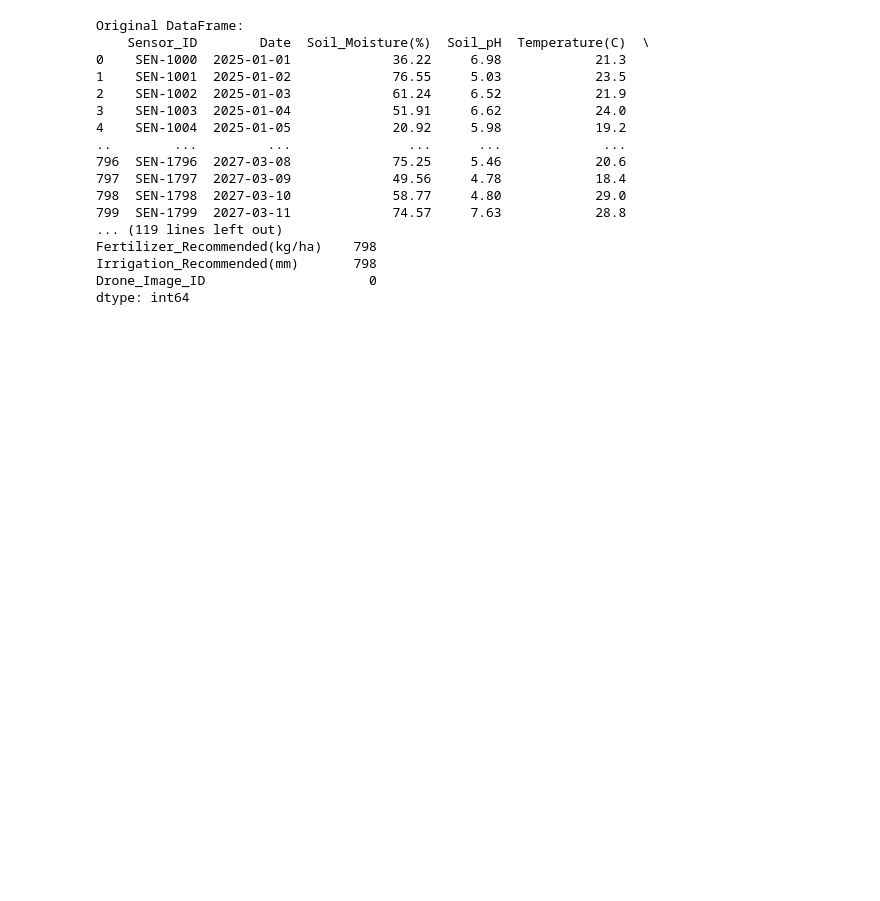
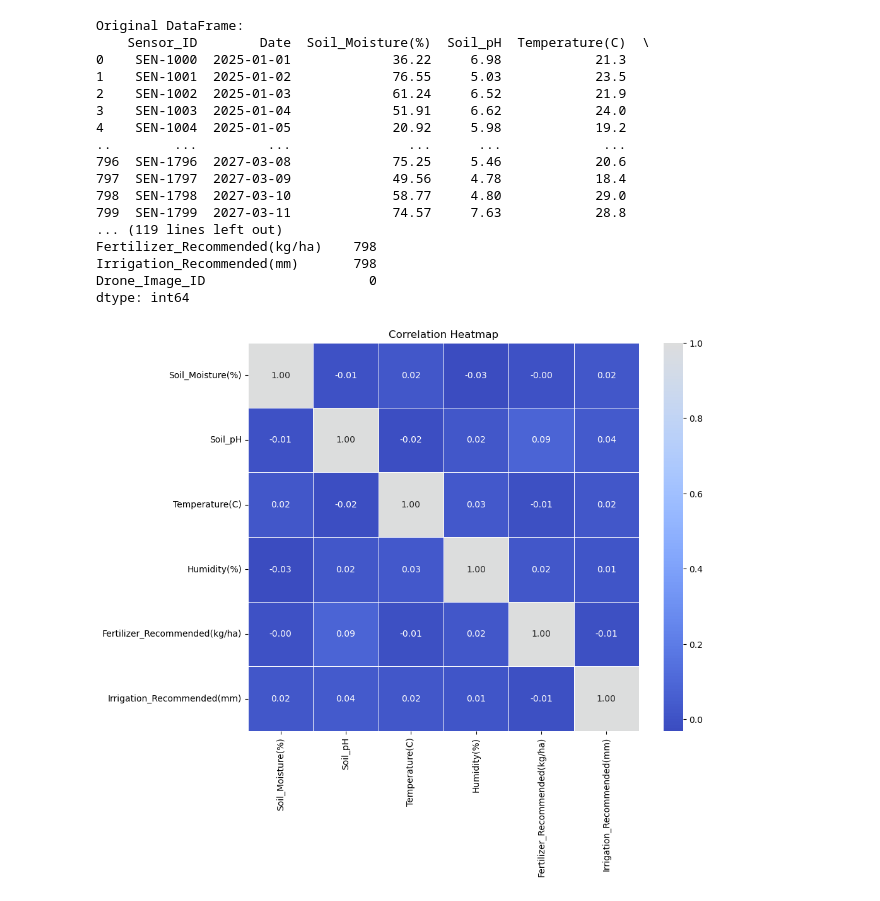
Before and after one commit to Khotadetmajuong/Assignment, a Jupyter notebook: Assignment5.ipynb, the cells around one changed output. Drawn from its saved outputs; the diff is of its cells as text; code cells hidden in the pictures; blank space fills up the shorter version.

```diff
--- a/Assignment5.ipynb
+++ b/Assignment5.ipynb
@@ -168,3 +168,16 @@ Fertilizer_Recommended(kg/ha)    798
 Irrigation_Recommended(mm)       798
 Drone_Image_ID                     0
 dtype: int64
+# %%
+# Analysis
+# Correlation Analysis
+# calculate correlation matrix
+corr_matrix = df[['Soil_Moisture(%)','Soil_pH','Temperature(C)','Humidity(%)','Fertilizer_Recommended(kg/ha)','Irrigation_Recommended(mm)']].corr()
+
+# Plot the correlation heatmap
+plt.figure(figsize=(10, 8))
+sns.heatmap(corr_matrix, annot=True, cmap='coolwarm', fmt='.2f', linewidths=0.5, center=True)
+plt.title('Correlation Heatmap')
+plt.show()
+# %% [output]
+[figure, added]
```
Also changed, not shown: parts of 1 cell of this notebook.
